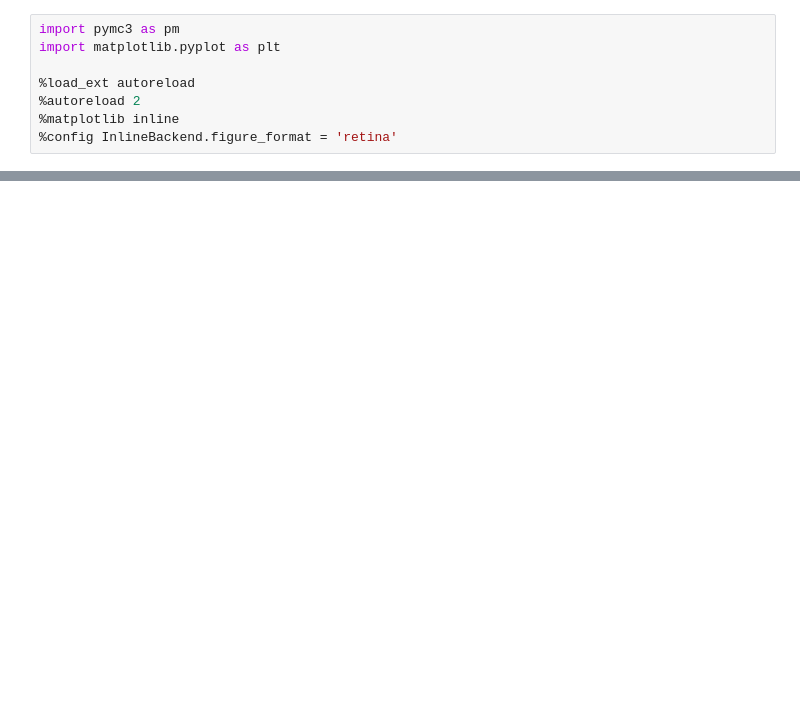
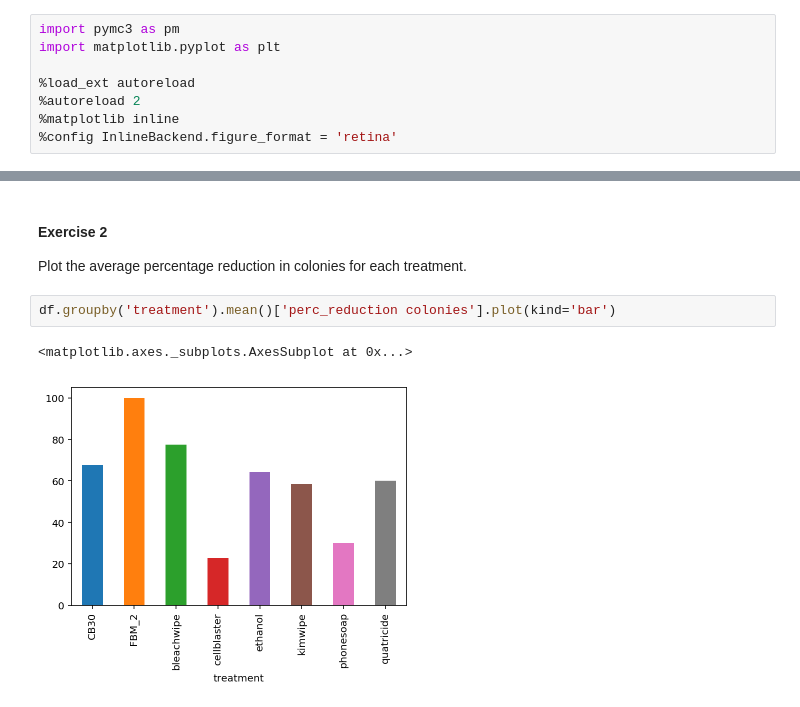
Before and after one commit to ericmjl/bayesian-stats-modelling-tutorial, a Jupyter notebook: notebooks/04-multi-group-comparsion-activity.ipynb, the cells around one changed output, grey strips where cells are left out. Cells and saved outputs as stored; diff of their text form; blank space fills up the shorter version.

```diff
--- a/notebooks/04-multi-group-comparsion-activity.ipynb
+++ b/notebooks/04-multi-group-comparsion-activity.ipynb
@@ -34,0 +94,9 @@ The data are located in `../data/sterilization.csv`.
+# %% [markdown]
+#### Exercise 2
+
+Plot the average percentage reduction in colonies for each treatment.
+# %%
+df.groupby('treatment').mean()['perc_reduction colonies'].plot(kind='bar')
+# %% [output]
+<matplotlib.axes._subplots.AxesSubplot at 0x...>
+[figure, added]
```
Also changed, not shown: parts of 10 cells of this notebook, 4 other files.
